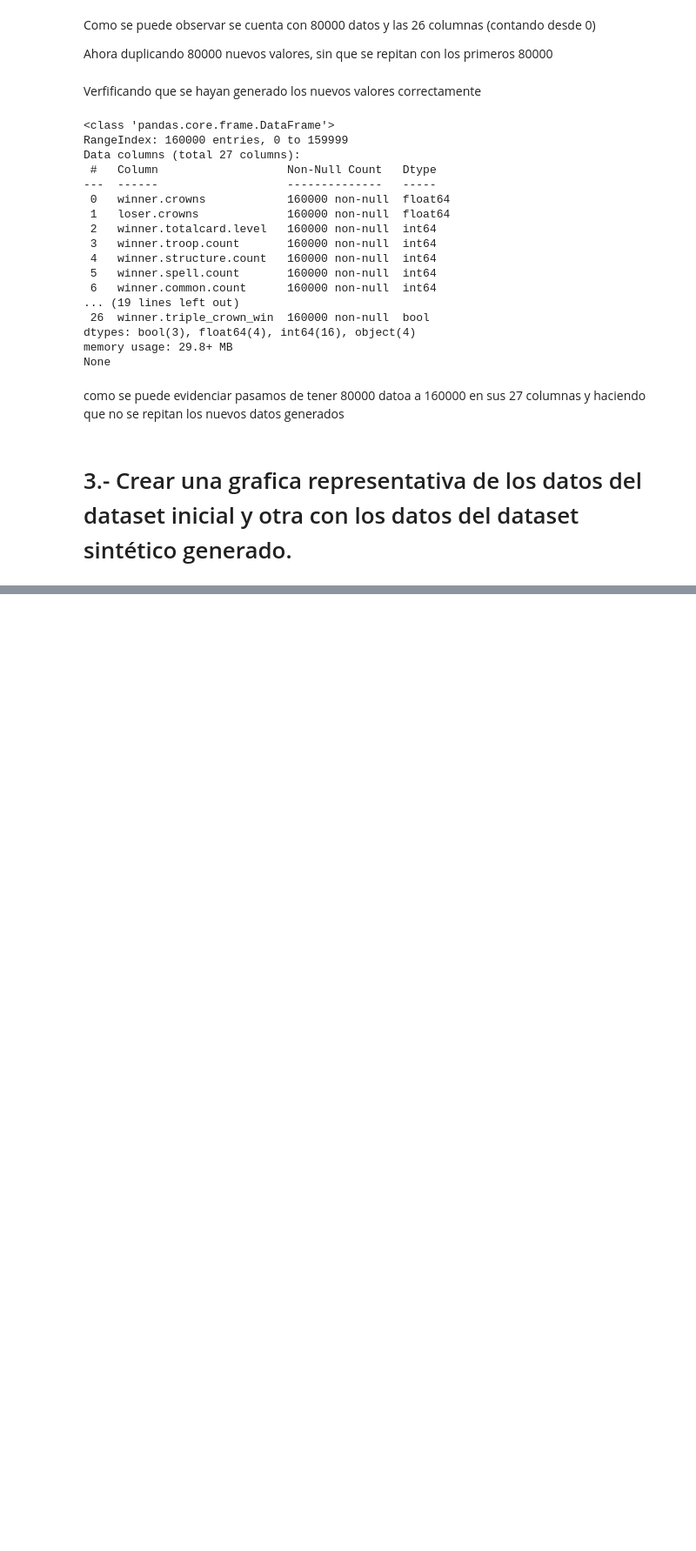
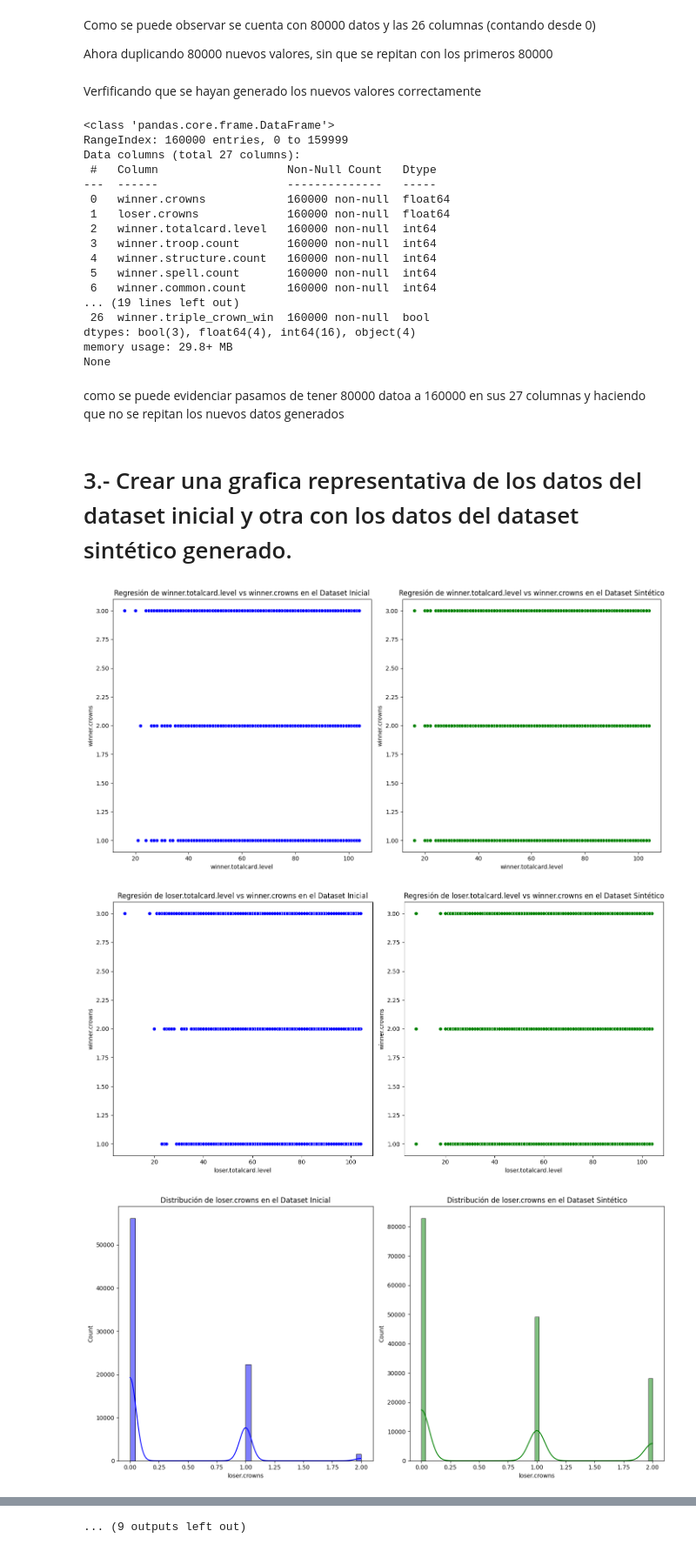
Before and after one commit to cesarvargasL/SIS-420-2-2024, a Jupyter notebook: Parciales/primer parcial/primer-parcial.ipynb, the cells around one changed output, grey strips where cells are left out. Shown at 87% size. Drawn from its saved outputs; the diff is of its cells as text; code cells hidden in the pictures; blank space fills up the shorter version.

Commit message:
feat: Visualizacion de graficos respecto de un dataset a otro, punto 3

```diff
--- a/Parciales/primer parcial/primer-parcial.ipynb
+++ b/Parciales/primer parcial/primer-parcial.ipynb
@@ -197,3 +197,69 @@ None
 como se puede evidenciar pasamos de tener 80000 datoa a 160000 en sus 27 columnas y haciendo que no se repitan los nuevos datos generados
 # %% [markdown]
 # 3.- Crear una grafica representativa de los datos del dataset inicial y otra con los datos del dataset sintético generado.
+# %%
+import pandas as pd
+import matplotlib.pyplot as plt
+import seaborn as sns
+
+# Cargar el dataset inicial
+initial_data = pd.read_csv('./BattlesStaging_01012021_WL_tagged.csv', usecols=[39,40,41,42,43,44,45,46,47,65,66,67,68,69,70,71,72,73,16,8], nrows=80000)
+
+# Cargar el dataset sintético
+synthetic_data = pd.read_csv('synthetic_dataset.csv')
+
+# Seleccionar una característica para graficar
+x_feature = 'winner.totalcard.level'
+y_feature = 'winner.crowns'
+
+# Crear una gráfica de regresión para la característica seleccionada
+plt.figure(figsize=(14, 7))
+
+plt.subplot(1, 2, 1)
+sns.scatterplot(x=initial_data[x_feature], y=initial_data[y_feature], color='blue')
+plt.title('Regresión de {} vs {} en el Dataset Inicial'.format(x_feature, y_feature))
+
+plt.subplot(1, 2, 2)
+sns.scatterplot(x=synthetic_data[x_feature], y=synthetic_data[y_feature], color='green')
+plt.title('Regresión de {} vs {} en el Dataset Sintético'.format(x_feature, y_feature))
+
+plt.tight_layout()
+plt.show()
+
+# Crear una gráfica de regresión para otra característica
+x_feature = 'loser.totalcard.level'
+
+plt.figure(figsize=(14, 7))
+
+plt.subplot(1, 2, 1)
+sns.scatterplot(x=initial_data[x_feature], y=initial_data[y_feature], color='blue')
+plt.title('Regresión de {} vs {} en el Dataset Inicial'.format(x_feature, y_feature))
+
+plt.subplot(1, 2, 2)
+sns.scatterplot(x=synthetic_data[x_feature], y=synthetic_data[y_feature], color='green')
+plt.title('Regresión de {} vs {} en el Dataset Sintético'.format(x_feature, y_feature))
+
+plt.tight_layout()
+plt.show()
+
+# Crear gráficas de distribución para todas las características
+features = initial_data.columns
+
+for feature in features:
+    if feature != y_feature:  # Evitar graficar y_feature contra sí misma
+        plt.figure(figsize=(14, 7))
+
+        plt.subplot(1, 2, 1)
+        sns.histplot(initial_data[feature], kde=True, color='blue')
+        plt.title('Distribución de {} en el Dataset Inicial'.format(feature))
+
+        plt.subplot(1, 2, 2)
+        sns.histplot(synthetic_data[feature], kde=True, color='green')
+        plt.title('Distribución de {} en el Dataset Sintético'.format(feature))
+
+        plt.tight_layout()
+        plt.show()
+# %% [output]
+[figure, added]
+[figure, added]
+[figure, added]
@@ -199,0 +275 @@ como se puede evidenciar pasamos de tener 80000 datoa a 160000 en sus 27 columna
+... (9 outputs left out)
```
Also changed, not shown: parts of 1 cell of this notebook.
